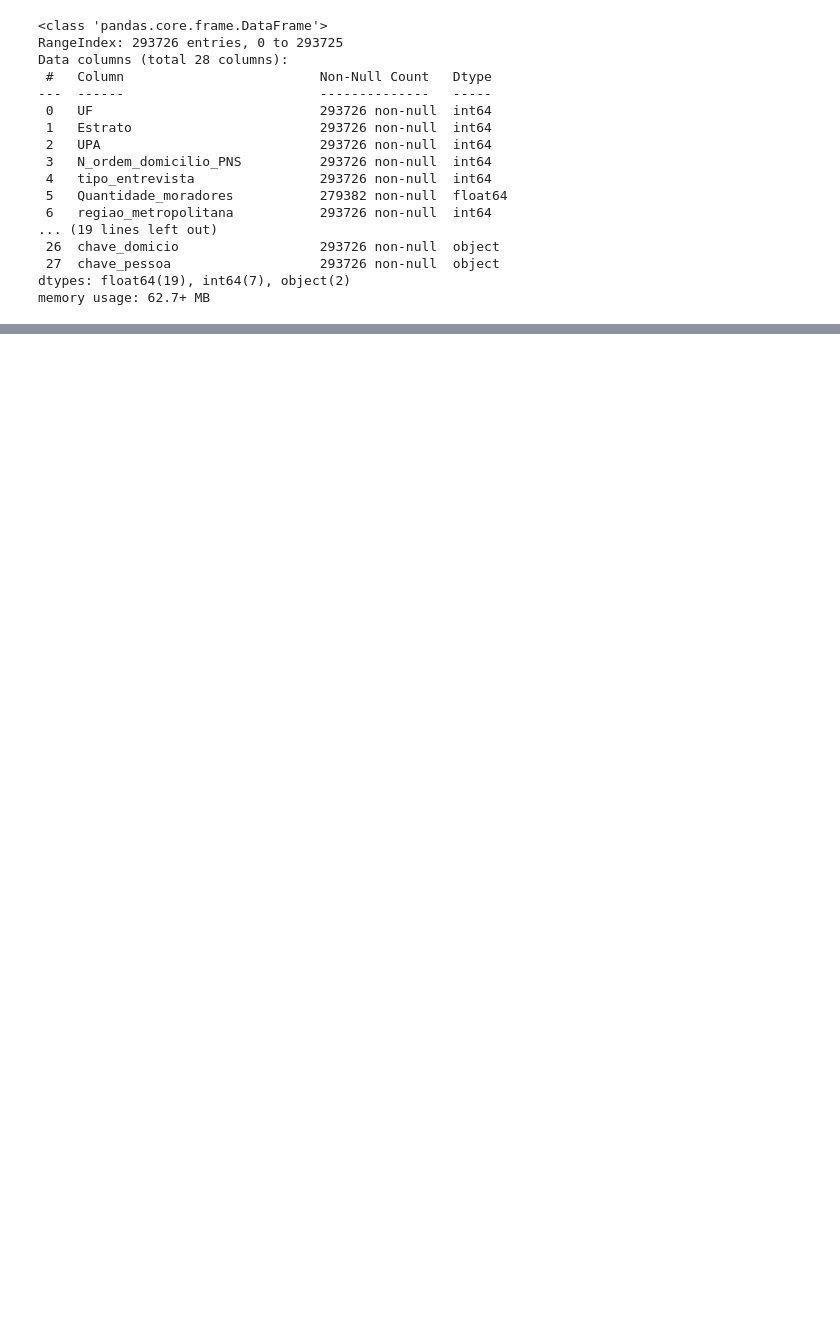
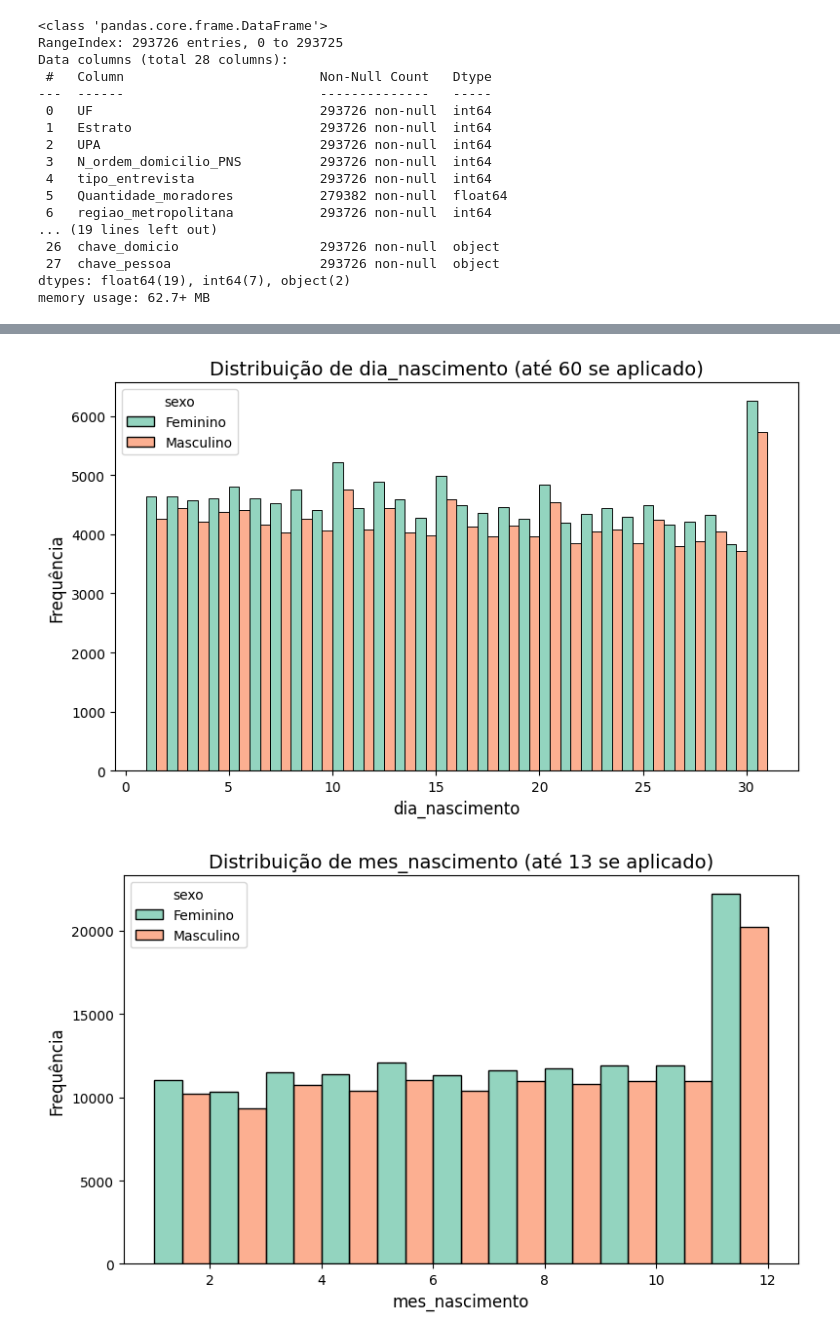
Before and after one commit to LeandroCoelhos/Notebook_PNS, a Jupyter notebook: 01_Dados_Iniciais.ipynb, the cells around one changed output, grey strips where cells are left out. Saved outputs shown, nothing was run; the diff lists cells and outputs as text; code cells hidden in the pictures; blank space fills up the shorter version.

```diff
--- a/01_Dados_Iniciais.ipynb
+++ b/01_Dados_Iniciais.ipynb
@@ -778,0 +594,68 @@ df[df.ano_nascimento>= 2013]
+# %%
+def plot_filtered_columns_with_hue(df, columns_limits, hue=None):
+    """
+    Plota histogramas para as colunas numéricas selecionadas, filtrando valores abaixo de limites específicos,
+    e separando os dados com base em uma variável categórica (hue).
+
+    :param df: DataFrame do Pandas contendo os dados.
+    :param columns_limits: Dicionário onde a chave é o nome da coluna e o valor é o limite para filtrar os dados.
+    :param hue: Coluna categórica para dividir os dados (e.g., 'sexo').
+    """
+    df = df.copy()
+
+    for col, limite in columns_limits.items():
+        if col in df.columns and pd.api.types.is_float_dtype(df[col]):
+            plt.figure(figsize=(8, 5))
+
+            # Filtrar os dados abaixo do limite, se especificado
+            filtered_df = df.dropna(subset=[col])
+            if limite is not None:
+                filtered_df = filtered_df[filtered_df[col] <= limite]
+
+            # Plotar com ou sem hue
+            if hue and hue in df.columns:
+                sns.histplot(
+                    data=filtered_df,
+                    x=col,
+                    hue=hue,
+                    bins=(len(df[col].unique())-2),
+                    palette="Set2",
+                    kde=False,
+                    edgecolor="black",
+                    alpha=0.7,
+                    multiple="dodge"
+                )
+            else:
+                sns.histplot(
+                    data=filtered_df,
+                    x=col,
+                    bins=len(df[col].unique()),
+                    color="orange",
+                    edgecolor="black",
+                    alpha=0.7,
+                    multiple="dodge"
+                )
+
+            # Títulos e etiquetas
+            plt.title(f"Distribuição de {col} (até {limite} se aplicado)", fontsize=14)
+            plt.ylabel("Frequência", fontsize=12)
+            plt.xlabel(col, fontsize=12)
+            plt.tight_layout()
+            plt.show()
+
+# Dicionário com colunas e seus respectivos limites
+columns_limits = {
+    "dia_nascimento": 60,
+    "mes_nascimento": 13,
+    "ano_nascimento": 2023,
+    "idade": 130,
+    "peso": 200,
+    "altura": 250,
+    "imc": 60
+}
+
+# Chamando a função com limites e hue='sexo'
+plot_filtered_columns_with_hue(df, columns_limits, hue="sexo")
+# %% [output]
+[figure, added]
+[figure, added]
```
Also changed, not shown: parts of 63 cells of this notebook, 3 other files.
